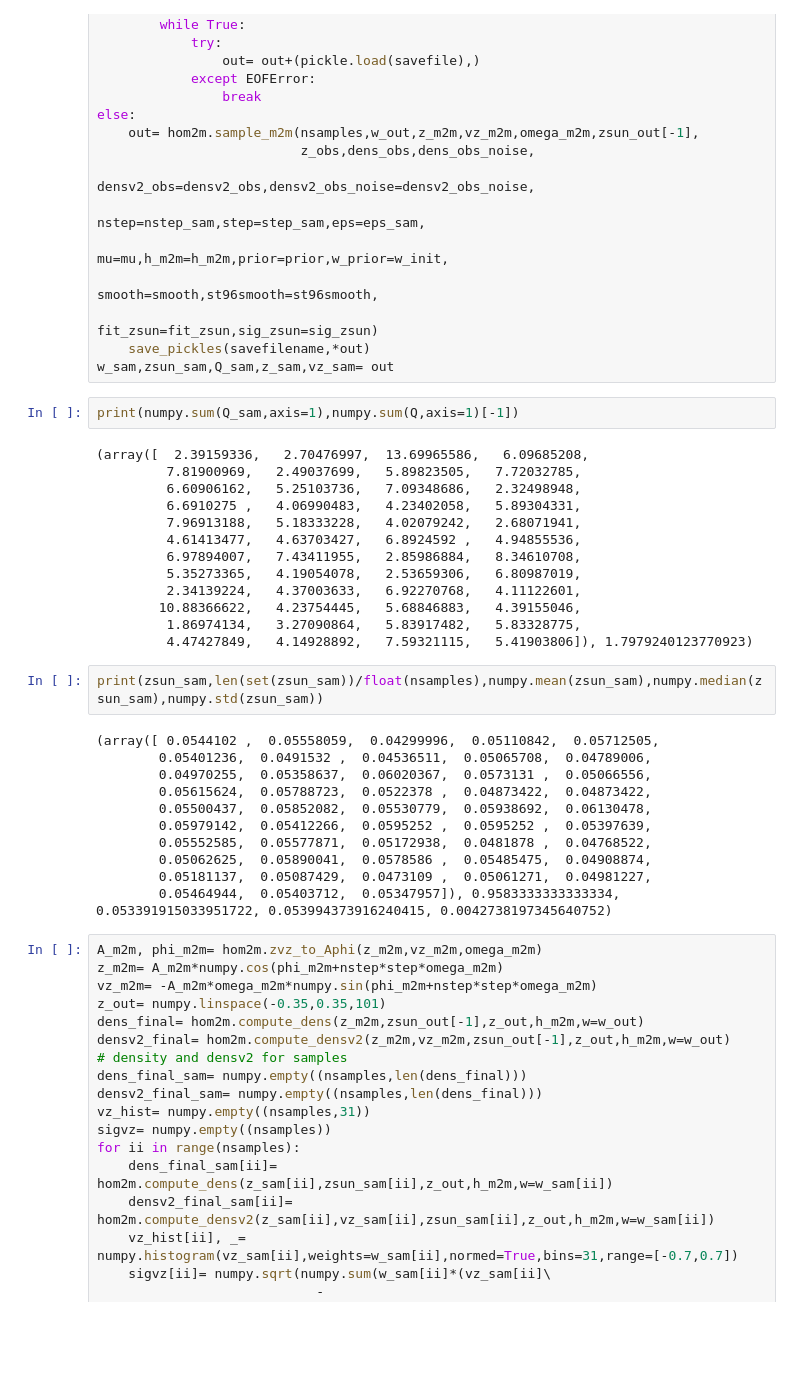
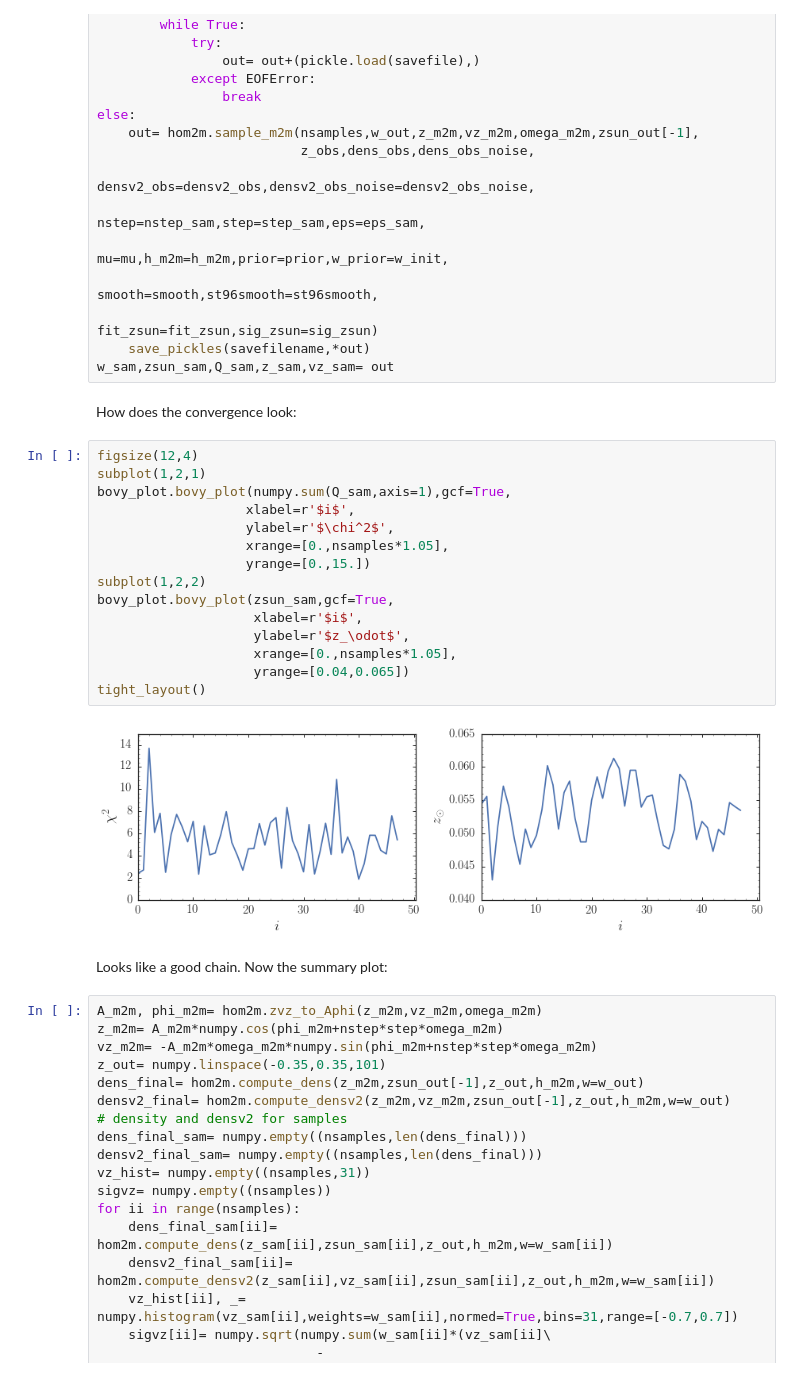
Before and after one commit to jobovy/simple-m2m, a Jupyter notebook: py/HOM2M.ipynb, the cells around one changed output. Cells and saved outputs as stored; diff of their text form; blank space fills up the shorter version.

Commit message:
Add trace plot of chi2 and zsun

```diff
--- a/py/HOM2M.ipynb
+++ b/py/HOM2M.ipynb
@@ -641,34 +641,27 @@ else:
                                                     fit_zsun=fit_zsun,sig_zsun=sig_zsun)
     save_pickles(savefilename,*out)
 w_sam,zsun_sam,Q_sam,z_sam,vz_sam= out
-# %%
-print(numpy.sum(Q_sam,axis=1),numpy.sum(Q,axis=1)[-1])
-# %% [output]
-(array([  2.39159336,   2.70476997,  13.69965586,   6.09685208,
-         7.81900969,   2.49037699,   5.89823505,   7.72032785,
-         6.60906162,   5.25103736,   7.09348686,   2.32498948,
-         6.6910275 ,   4.06990483,   4.23402058,   5.89304331,
-         7.96913188,   5.18333228,   4.02079242,   2.68071941,
-         4.61413477,   4.63703427,   6.8924592 ,   4.94855536,
-         6.97894007,   7.43411955,   2.85986884,   8.34610708,
-         5.35273365,   4.19054078,   2.53659306,   6.80987019,
-         2.34139224,   4.37003633,   6.92270768,   4.11122601,
-        10.88366622,   4.23754445,   5.68846883,   4.39155046,
-         1.86974134,   3.27090864,   5.83917482,   5.83328775,
-         4.47427849,   4.14928892,   7.59321115,   5.41903806]), 1.7979240123770923)
-# %%
-print(zsun_sam,len(set(zsun_sam))/float(nsamples),numpy.mean(zsun_sam),numpy.median(zsun_sam),numpy.std(zsun_sam))
-# %% [output]
-(array([ 0.0544102 ,  0.05558059,  0.04299996,  0.05110842,  0.05712505,
-        0.05401236,  0.0491532 ,  0.04536511,  0.05065708,  0.04789006,
-        0.04970255,  0.05358637,  0.06020367,  0.0573131 ,  0.05066556,
-        0.05615624,  0.05788723,  0.0522378 ,  0.04873422,  0.04873422,
-        0.05500437,  0.05852082,  0.05530779,  0.05938692,  0.06130478,
-        0.05979142,  0.05412266,  0.0595252 ,  0.0595252 ,  0.05397639,
-        0.05552585,  0.05577871,  0.05172938,  0.0481878 ,  0.04768522,
-        0.05062625,  0.05890041,  0.0578586 ,  0.05485475,  0.04908874,
-        0.05181137,  0.05087429,  0.0473109 ,  0.05061271,  0.04981227,
-        0.05464944,  0.05403712,  0.05347957]), 0.9583333333333334, 0.053391915033951722, 0.053994373916240415, 0.0042738197345640752)
+# %% [markdown]
+How does the convergence look:
+# %%
+figsize(12,4)
+subplot(1,2,1)
+bovy_plot.bovy_plot(numpy.sum(Q_sam,axis=1),gcf=True,
+                   xlabel=r'$i$',
+                   ylabel=r'$\chi^2$',
+                   xrange=[0.,nsamples*1.05],
+                   yrange=[0.,15.])
+subplot(1,2,2)
+bovy_plot.bovy_plot(zsun_sam,gcf=True,
+                    xlabel=r'$i$',
+                    ylabel=r'$z_\odot$',
+                    xrange=[0.,nsamples*1.05],
+                    yrange=[0.04,0.065])
+tight_layout()
+# %% [output]
+[figure, added]
+# %% [markdown]
+Looks like a good chain. Now the summary plot:
 # %%
 A_m2m, phi_m2m= hom2m.zvz_to_Aphi(z_m2m,vz_m2m,omega_m2m)
 z_m2m= A_m2m*numpy.cos(phi_m2m+nstep*step*omega_m2m)
```
